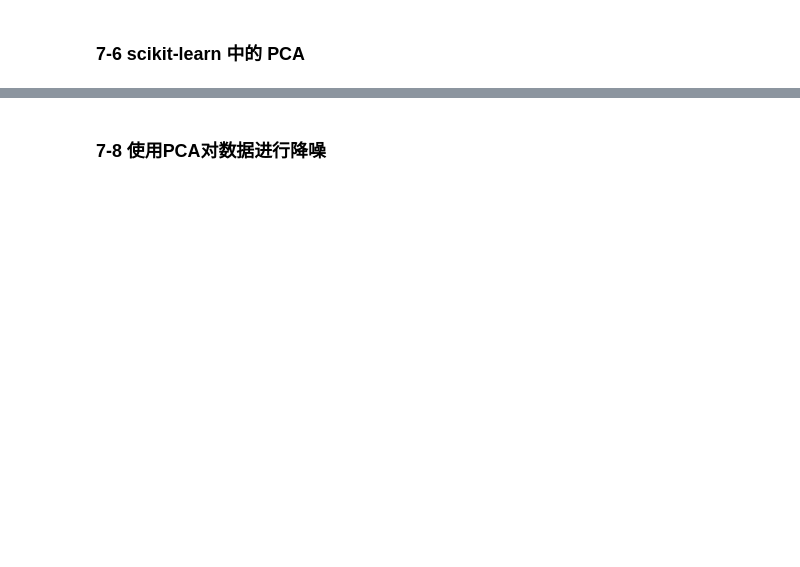
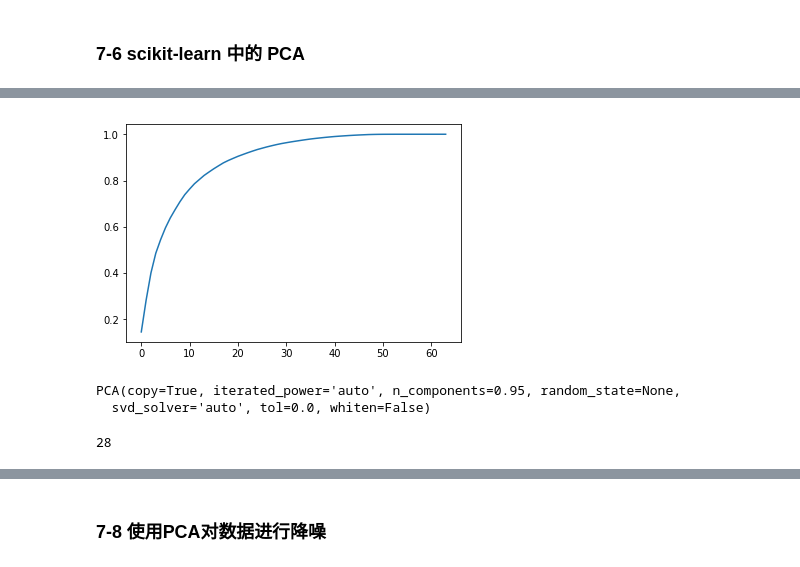
Before and after one commit to JinNiuMengMeng/deep_learn, a Jupyter notebook: Data_Handle/Python3入门机器学习算法与应用-慕课/07_第七章-PAC与梯度上升法.ipynb, the cells around one changed output, grey strips where cells are left out. Saved outputs shown, nothing was run; the diff lists cells and outputs as text; code cells hidden in the pictures; blank space fills up the shorter version.

```diff
--- a/Data_Handle/Python3入门机器学习算法与应用-慕课/07_第七章-PAC与梯度上升法.ipynb
+++ b/Data_Handle/Python3入门机器学习算法与应用-慕课/07_第七章-PAC与梯度上升法.ipynb
@@ -244,0 +386,4 @@ first_n_components(2, X)
+# %%
+from sklearn.model_selection import train_test_split
+
+X_train, X_test, y_train, y_test = train_test_split(X, y, random_state=666)
@@ -244,0 +394,7 @@ first_n_components(2, X)
+# %%
+%%time
+
+from sklearn.neighbors import KNeighborsClassifier
+
+knn_clf = KNeighborsClassifier()
+knn_clf.fit(X_train, y_train)
@@ -244,0 +408,7 @@ first_n_components(2, X)
+# %%
+from sklearn.decomposition import PCA
+
+pca = PCA(n_components=2)
+pca.fit(X_train)
+X_train_reduction = pca.transform(X_train)
+X_test_reduction = pca.transform(X_test)
@@ -244,0 +436,6 @@ first_n_components(2, X)
+# %%
+from sklearn.decomposition import PCA
+
+pca = PCA(n_components=X_train.shape[1])
+pca.fit(X_train)
+pca.explained_variance_ratio_
@@ -244,0 +459,16 @@ first_n_components(2, X)
+# %%
+plt.plot([i for i in range(X_train.shape[1])],
+         [np.sum(pca.explained_variance_ratio_[:i+1]) for i in range(X_train.shape[1])])
+plt.show()
+# %% [output]
+[figure, added]
+# %%
+pca = PCA(0.95)
+pca.fit(X_train)
+# %% [output]
+PCA(copy=True, iterated_power='auto', n_components=0.95, random_state=None,
+  svd_solver='auto', tol=0.0, whiten=False)
+# %%
+pca.n_components_
+# %% [output]
+28
```
Also changed, not shown: parts of 84 cells of this notebook.
